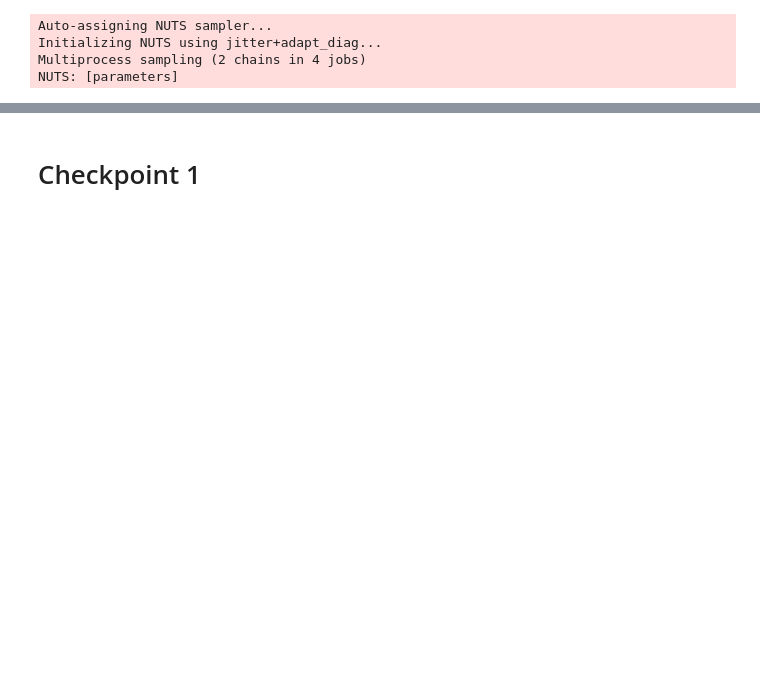
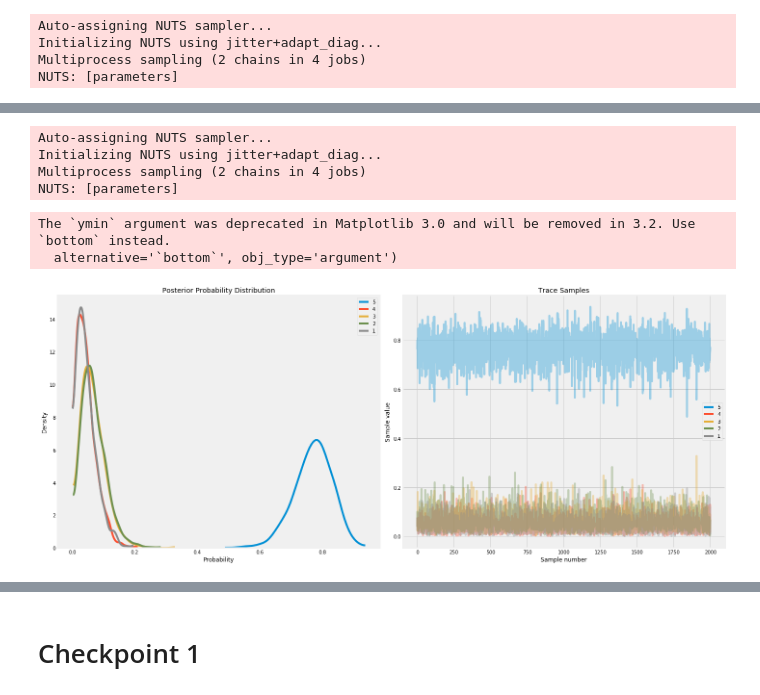
Before and after one commit to Siaan/data-science-2019, a Jupyter notebook: Data Visualization Project.ipynb, the cells around one changed output, grey strips where cells are left out. Drawn from its saved outputs; the diff is of its cells as text; code cells hidden in the pictures; blank space fills up the shorter version.

```diff
--- a/Data Visualization Project.ipynb
+++ b/Data Visualization Project.ipynb
@@ -659,0 +685,32 @@ NUTS: [parameters]
+# %%
+#Pams Model
+with pm.Model() as pams_model:
+    # Parameters of the Multinomial are from a Dirichlet
+    parameters = pm.Dirichlet('parameters', a=pams_parameters, shape=5)
+    # Observed data is from a Multinomial distribution
+    observed_data = pm.Multinomial(
+        'observed_data', n=3, p=parameters, shape=3, observed=c)
+
+with pams_model:
+    # Sample from the posterior
+    pams_trace = pm.sample(draws=1000, chains=2, tune=500,
+                      discard_tuned_samples=True)
+# %% [output]
+Auto-assigning NUTS sampler...
+Initializing NUTS using jitter+adapt_diag...
+Multiprocess sampling (2 chains in 4 jobs)
+NUTS: [parameters]
+# %%
+prop_cycle = plt.rcParams['axes.prop_cycle']
+cs = [x['color'] for x in list(prop_cycle)]
+
+ax = pm.traceplot(pams_trace, varnames = ['parameters'], figsize = (20, 8), combined = True);
+ax[0][0].set_title('Posterior Probability Distribution'); ax[0][1].set_title('Trace Samples');
+ax[0][0].set_xlabel('Probability'); ax[0][0].set_ylabel('Density');
+ax[0][1].set_xlabel('Sample number');
+add_legend(ax[0][0])
+add_legend(ax[0][1])
+# %% [output]
+The `ymin` argument was deprecated in Matplotlib 3.0 and will be removed in 3.2. Use `bottom` instead.
+  alternative='`bottom`', obj_type='argument')
+[figure, added]
```
Also changed, not shown: parts of 17 cells of this notebook, 3 other files.
